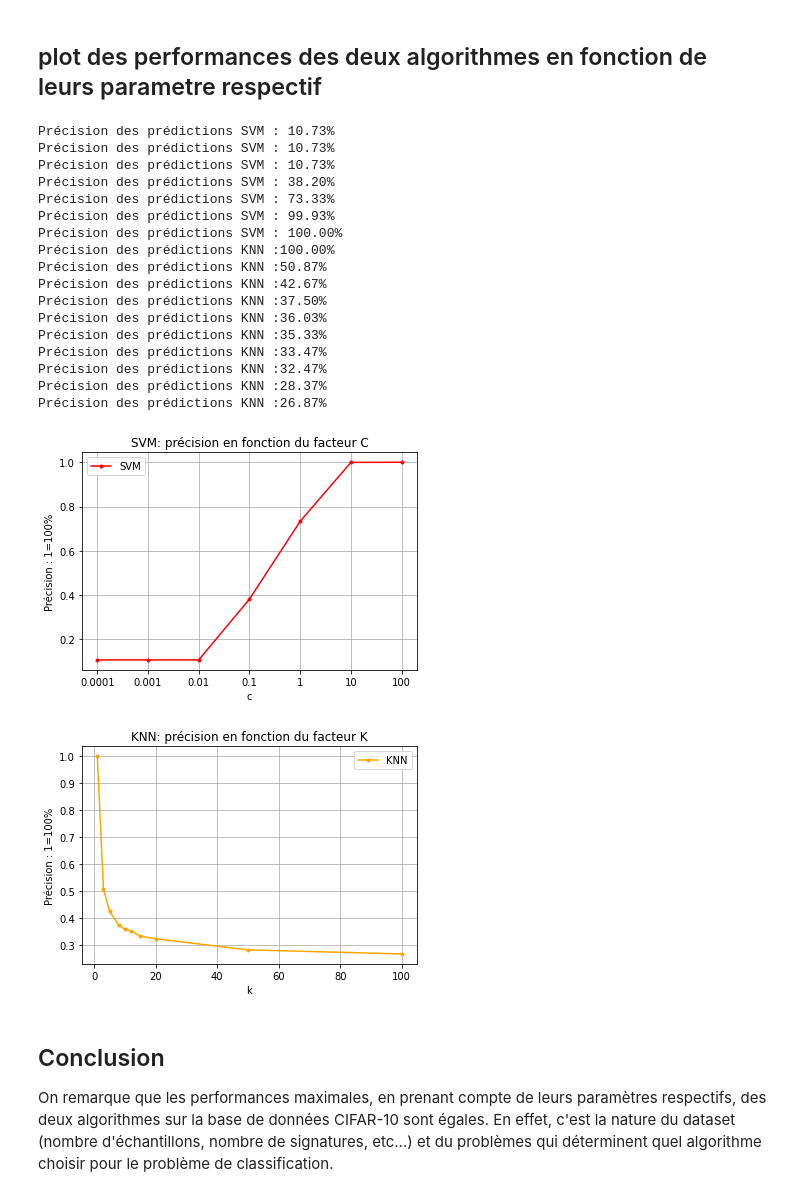
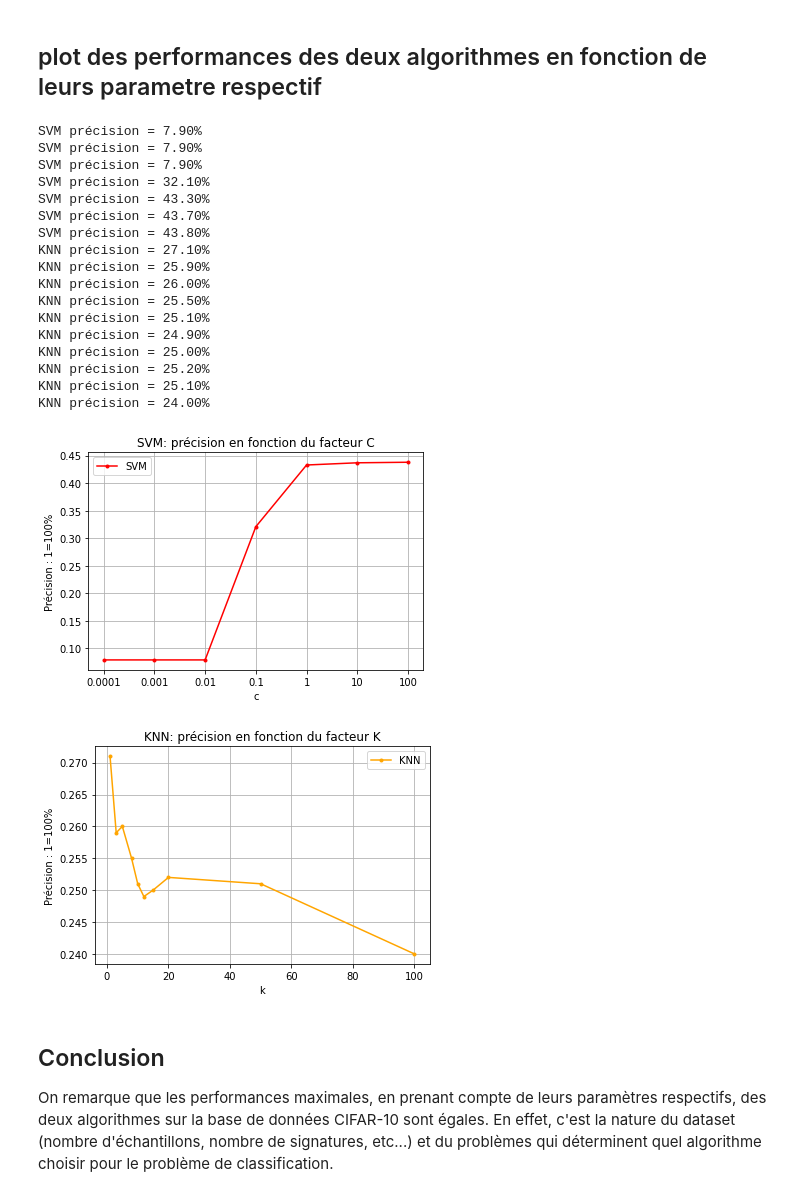
Before and after one commit to tnoumar/Support-Vector-Machine, a Jupyter notebook: notebooks/cifar10_svm.ipynb, the cells around one changed output. Drawn from its saved outputs; the diff is of its cells as text; code cells hidden in the pictures.

```diff
--- a/notebooks/cifar10_svm.ipynb
+++ b/notebooks/cifar10_svm.ipynb
@@ -87,57 +96,58 @@ def knn_fnc(k):
 ## plot des performances des deux algorithmes en fonction de leurs parametre respectif
 # %%
 c_svm_linear = [0.0001,0.001,0.01,0.1,1,10,100]
-c_svm_linear_str = ["0.0001","0.001","0.01","0.1","1","10","100"]
 k_choices = [1, 3, 5, 8, 10, 12, 15, 20, 50, 100]
 acc_train_svm_linear = []
 acc_train_knn = []
+acc_test_svm_linear = []
+acc_test_knn = []
 
 for c in c_svm_linear:
     svm_linear(c)
 for k in k_choices:
     knn_fnc(k)
 # %% [output]
-Précision des prédictions SVM : 10.73%
-Précision des prédictions SVM : 10.73%
-Précision des prédictions SVM : 10.73%
-Précision des prédictions SVM : 38.20%
-Précision des prédictions SVM : 73.33%
-Précision des prédictions SVM : 99.93%
-Précision des prédictions SVM : 100.00%
-Précision des prédictions KNN :100.00%
-Précision des prédictions KNN :50.87%
-Précision des prédictions KNN :42.67%
-Précision des prédictions KNN :37.50%
-Précision des prédictions KNN :36.03%
-Précision des prédictions KNN :35.33%
-Précision des prédictions KNN :33.47%
-Précision des prédictions KNN :32.47%
-Précision des prédictions KNN :28.37%
-Précision des prédictions KNN :26.87%
+SVM précision = 7.90%
+SVM précision = 7.90%
+SVM précision = 7.90%
+SVM précision = 32.10%
+SVM précision = 43.30%
+SVM précision = 43.70%
+SVM précision = 43.80%
+KNN précision = 27.10%
+KNN précision = 25.90%
+KNN précision = 26.00%
+KNN précision = 25.50%
+KNN précision = 25.10%
+KNN précision = 24.90%
+KNN précision = 25.00%
+KNN précision = 25.20%
+KNN précision = 25.10%
+KNN précision = 24.00%
 # %%
 #plt.subplot(2,1,1)
-plt.plot(np.arange(7), acc_train_svm_linear,'.-',color='red', label='SVM')
+plt.plot(np.arange(7), acc_test_svm_linear,'.-',color='red', label='SVM')
 plt.xlabel('c')
 plt.ylabel('Précision : 1=100%')
 plt.xticks(np.arange(7),c_svm_linear)
 
 
 plt.grid()
 plt.title("SVM: précision en fonction du facteur C")
 
 plt.legend()
 plt.show()
 #plt.subplot(2,1,2)
-plt.plot(k_choices, acc_train_knn,'.-',color='orange',label='KNN')
+plt.plot(k_choices, acc_test_knn,'.-',color='orange',label='KNN')
 plt.xlabel('k')
 plt.ylabel('Précision : 1=100%')
 plt.legend()
 plt.title("KNN: précision en fonction du facteur K")
 plt.grid()
 plt.show()
 # %% [output]
-[figure, old version]
+[figure, new version]
-[figure, old version]
+[figure, new version]
 # %% [markdown]
 ## Conclusion
 On remarque que les performances maximales, en prenant compte de leurs paramètres respectifs, des deux algorithmes sur la base de données CIFAR-10 sont égales.
```
Also changed, not shown: parts of 1 cell of this notebook.
